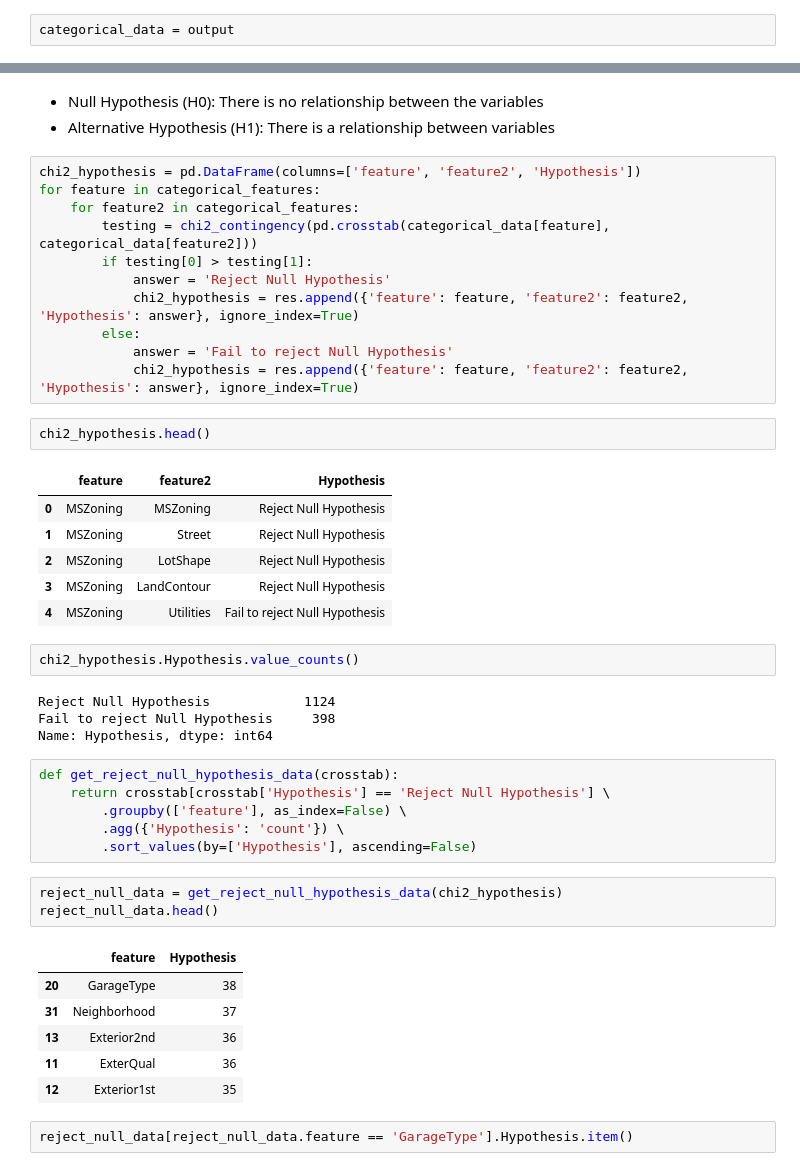
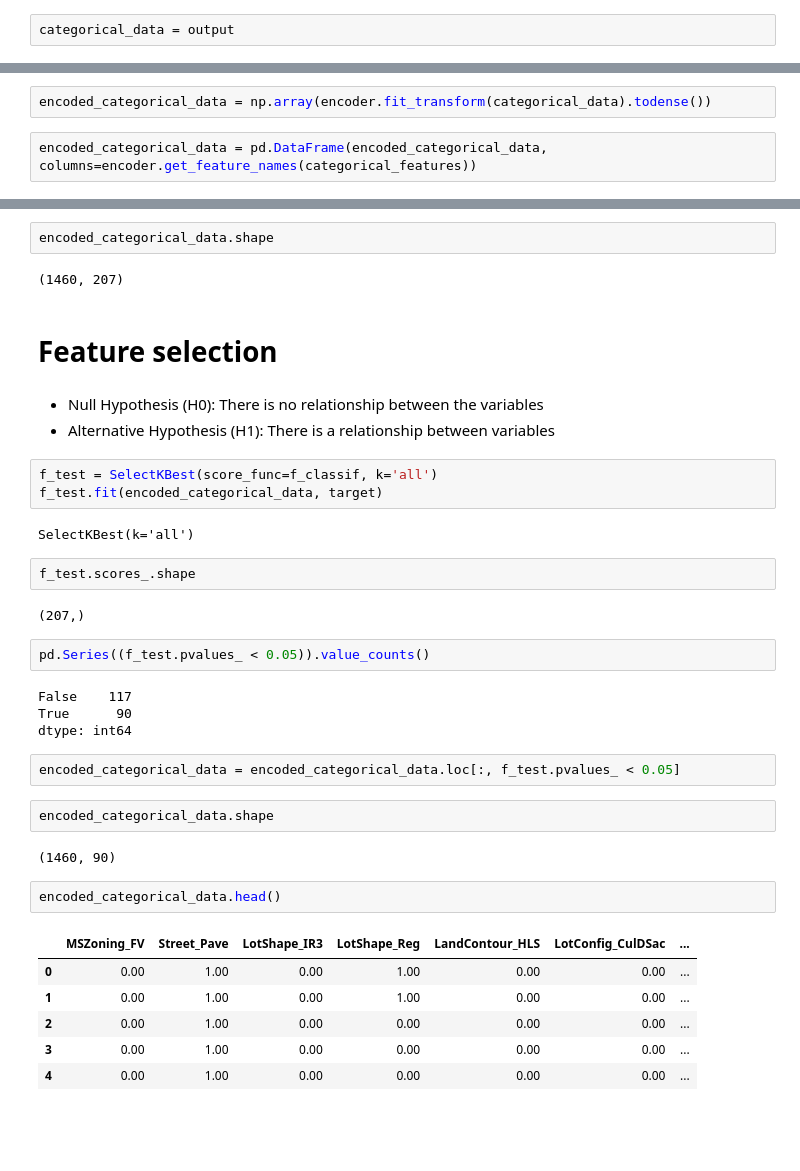
Before and after one commit to Justdek-code/data-science, a Jupyter notebook: house_prices_prediction/house_prices_prediction_solution2.ipynb, the cells around one changed output, grey strips where cells are left out. Drawn from its saved outputs; the diff is of its cells as text; blank space fills up the shorter version.

Commit message:
categorical data feature selection using Anova test

```diff
--- a/house_prices_prediction/house_prices_prediction_solution2.ipynb
+++ b/house_prices_prediction/house_prices_prediction_solution2.ipynb
@@ -638,0 +648,4 @@ categorical_data = output
+# %%
+encoded_categorical_data = np.array(encoder.fit_transform(categorical_data).todense())
+# %%
+encoded_categorical_data = pd.DataFrame(encoded_categorical_data, columns=encoder.get_feature_names(categorical_features))
@@ -639,47 +661,39 @@ categorical_data = output
+# %%
+encoded_categorical_data.shape
+# %% [output]
+(1460, 207)
+# %% [markdown]
+# Feature selection
 # %% [markdown]
 - Null Hypothesis (H0): There is no relationship between the variables
 - Alternative Hypothesis (H1): There is a relationship between variables
-# %%
-chi2_hypothesis = pd.DataFrame(columns=['feature', 'feature2', 'Hypothesis'])
-for feature in categorical_features:
-    for feature2 in categorical_features:
-        testing = chi2_contingency(pd.crosstab(categorical_data[feature], categorical_data[feature2]))
-        if testing[0] > testing[1]:
-            answer = 'Reject Null Hypothesis'
-            chi2_hypothesis = res.append({'feature': feature, 'feature2': feature2, 'Hypothesis': answer}, ignore_index=True)
-        else:
-            answer = 'Fail to reject Null Hypothesis'
-            chi2_hypothesis = res.append({'feature': feature, 'feature2': feature2, 'Hypothesis': answer}, ignore_index=True)
+# %%
+f_test = SelectKBest(score_func=f_classif, k='all')
+f_test.fit(encoded_categorical_data, target)
+# %% [output]
+SelectKBest(k='all')
+# %%
+f_test.scores_.shape
+# %% [output]
+(207,)
+# %%
+pd.Series((f_test.pvalues_ < 0.05)).value_counts()
+# %% [output]
+False    117
+True      90
+dtype: int64
+# %%
+encoded_categorical_data = encoded_categorical_data.loc[:, f_test.pvalues_ < 0.05]
+# %%
+encoded_categorical_data.shape
+# %% [output]
+(1460, 90)
 # %%
-chi2_hypothesis.head()
+encoded_categorical_data.head()
 # %% [output]
-|  | feature | feature2 | Hypothesis |
-| 0 | MSZoning | MSZoning | Reject Null Hypothesis |
-| 1 | MSZoning | Street | Reject Null Hypothesis |
-| 2 | MSZoning | LotShape | Reject Null Hypothesis |
-| 3 | MSZoning | LandContour | Reject Null Hypothesis |
-| 4 | MSZoning | Utilities | Fail to reject Null Hypothesis |
+|  | MSZoning_FV | Street_Pave | LotShape_IR3 | LotShape_Reg | LandContour_HLS | LotConfig_CulDSac | ... |
+| 0 | 0.00 | 1.00 | 0.00 | 1.00 | 0.00 | 0.00 | ... |
+| 1 | 0.00 | 1.00 | 0.00 | 1.00 | 0.00 | 0.00 | ... |
+| 2 | 0.00 | 1.00 | 0.00 | 0.00 | 0.00 | 0.00 | ... |
+| 3 | 0.00 | 1.00 | 0.00 | 0.00 | 0.00 | 0.00 | ... |
+| 4 | 0.00 | 1.00 | 0.00 | 0.00 | 0.00 | 0.00 | ... |
-# %%
-chi2_hypothesis.Hypothesis.value_counts()
-# %% [output]
-Reject Null Hypothesis            1124
-Fail to reject Null Hypothesis     398
-Name: Hypothesis, dtype: int64
-# %%
-def get_reject_null_hypothesis_data(crosstab):
-    return crosstab[crosstab['Hypothesis'] == 'Reject Null Hypothesis'] \
-        .groupby(['feature'], as_index=False) \
-        .agg({'Hypothesis': 'count'}) \
-        .sort_values(by=['Hypothesis'], ascending=False)
-# %%
-reject_null_data = get_reject_null_hypothesis_data(chi2_hypothesis)
-reject_null_data.head()
-# %% [output]
-|  | feature | Hypothesis |
-| 20 | GarageType | 38 |
-| 31 | Neighborhood | 37 |
-| 13 | Exterior2nd | 36 |
-| 11 | ExterQual | 36 |
-| 12 | Exterior1st | 35 |
-# %%
-reject_null_data[reject_null_data.feature == 'GarageType'].Hypothesis.item()
```
Also changed, not shown: parts of 10 cells of this notebook.
